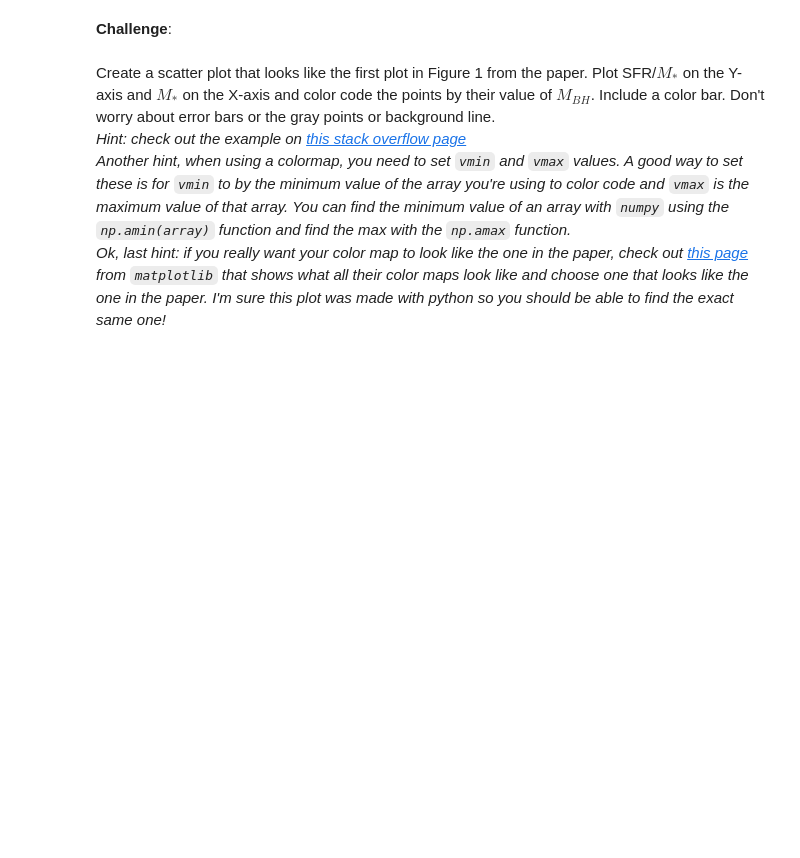
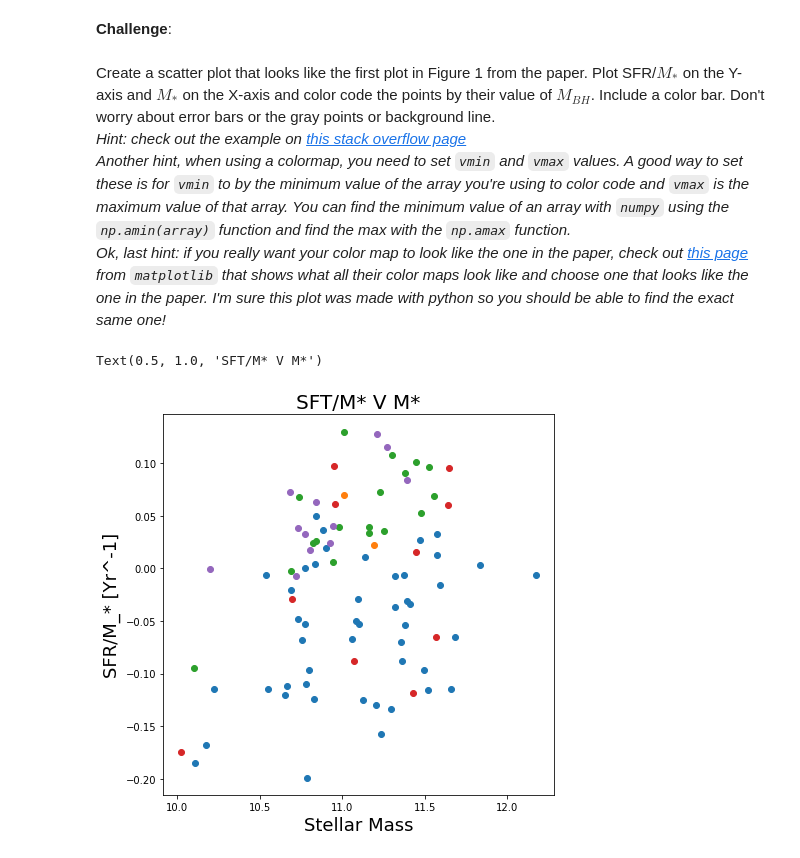
Before and after one commit to blaketjohnson/Astro3190_BJohnson, a Jupyter notebook: homework/HW5B_Johnson.ipynb, the cells around one changed output. Saved outputs shown, nothing was run; the diff lists cells and outputs as text; code cells hidden in the pictures; blank space fills up the shorter version.

```diff
--- a/homework/HW5B_Johnson.ipynb
+++ b/homework/HW5B_Johnson.ipynb
@@ -213,3 +213,44 @@ Create a scatter plot that looks like the first plot in Figure 1 from the paper.
 *Hint: check out the example on [this stack overflow page](https://stackoverflow.com/questions/6063876/matplotlib-colorbar-for-scatter)*<br>
 *Another hint, when using a colormap, you need to set `vmin` and `vmax` values. A good way to set these is for `vmin` to by the minimum value of the array you're using to color code and `vmax` is the maximum value of that array. You can find the minimum value of an array with `numpy` using the `np.amin(array)` function and find the max with the `np.amax` function.*<br>
 *Ok, last hint: if you really want your color map to look like the one in the paper, check out [this page](https://matplotlib.org/3.1.0/tutorials/colors/colormaps.html) from `matplotlib` that shows what all their color maps look like and choose one that looks like the one in the paper. I'm sure this plot was made with python so you should be able to find the exact same one!*
+# %%
+import matplotlib as mpl
+from matplotlib import cm
+from colorspacious import cspace_converter
+from collections import OrderedDict
+
+cmaps = OrderedDict()
+
+cmaps['Perceptually Uniform Sequential'] = ['plasma']
+
+fig,ax=plt.subplots(figsize=(7,7))
+
+star = (data['Method']=='star')
+CO = (data['Method']=='CO')
+RM = (data['Method']=='RM')
+gas = (data['Method']=='gas')
+maser = (data['Method']=='maser')
+stargas = (data['Method']=='star,gas')
+
+
+
+#Plot each type of point below:
+ax.scatter(data['M_*'][star],(data['SFR'][star])/(data['M_*'][star]))
+ax.scatter(data['M_*'][CO],(data['SFR'][CO])/(data['M_*'][CO]))
+ax.scatter(data['M_*'][RM],(data['SFR'][RM])/(data['M_*'][RM]))
+ax.scatter(data['M_*'][gas],(data['SFR'][gas])/(data['M_*'][gas]))
+ax.scatter(data['M_*'][maser],(data['SFR'][maser])/(data['M_*'][maser]))
+ax.scatter(data['M_*'][stargas],(data['SFR'][stargas])/(data['M_*'][stargas]))
+
+
+#Don't forget to include axis labels
+plt.xlabel('Stellar Mass',fontsize=18)
+plt.ylabel('SFR/M_* [Yr^-1]',fontsize=18)
+
+
+#Include the command to display the legend
+
+plt.title('SFT/M* V M*', fontsize=20)
+# %% [output]
+Text(0.5, 1.0, 'SFT/M* V M*')
+[figure, added]
```
Also changed, not shown: parts of 2 cells of this notebook.
